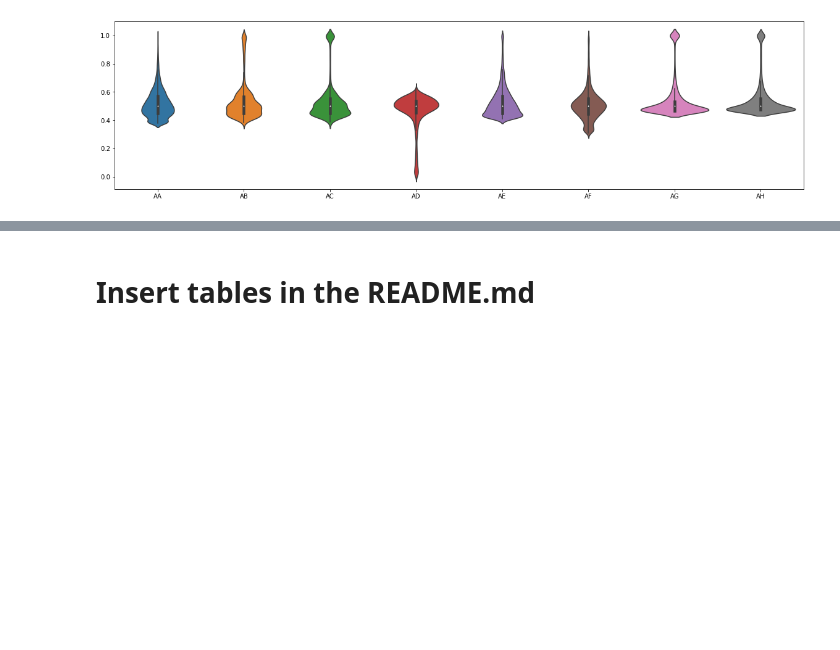
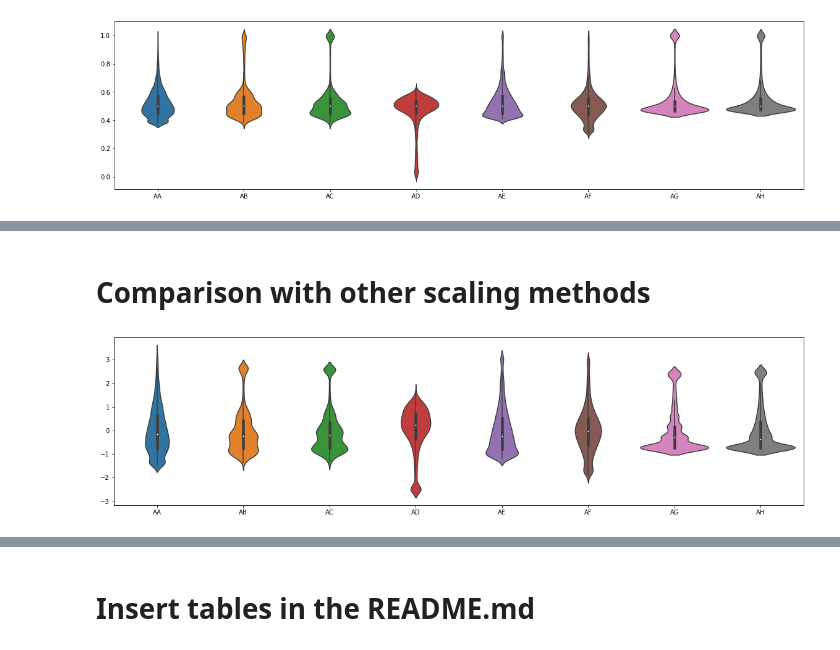
Before and after one commit to pedro-r-dias/robout, a Jupyter notebook: robout_scaler.ipynb, the cells around one changed output, grey strips where cells are left out. Cells and saved outputs as stored; diff of their text form; code cells hidden in the pictures; blank space fills up the shorter version.

```diff
--- a/robout_scaler.ipynb
+++ b/robout_scaler.ipynb
@@ -88,0 +110,9 @@ f.savefig(".\\resources\\fig3.png")
+# %% [markdown]
+# Comparison with other scaling methods
+# %%
+dfnorm = rbt.robout_scaler(normalization=0, uppq=0.80, lowq=0.20, ignore=["time"]).fit_transform(df)
+f, ax = plt.subplots(figsize=(20, 5))
+sns.violinplot(data=dfnorm.iloc[:,2:10])
+f.savefig(".\\resources\\fig5.png")
+# %% [output]
+[figure, added]
```
Also changed, not shown: parts of 16 cells of this notebook, 18 other files.
